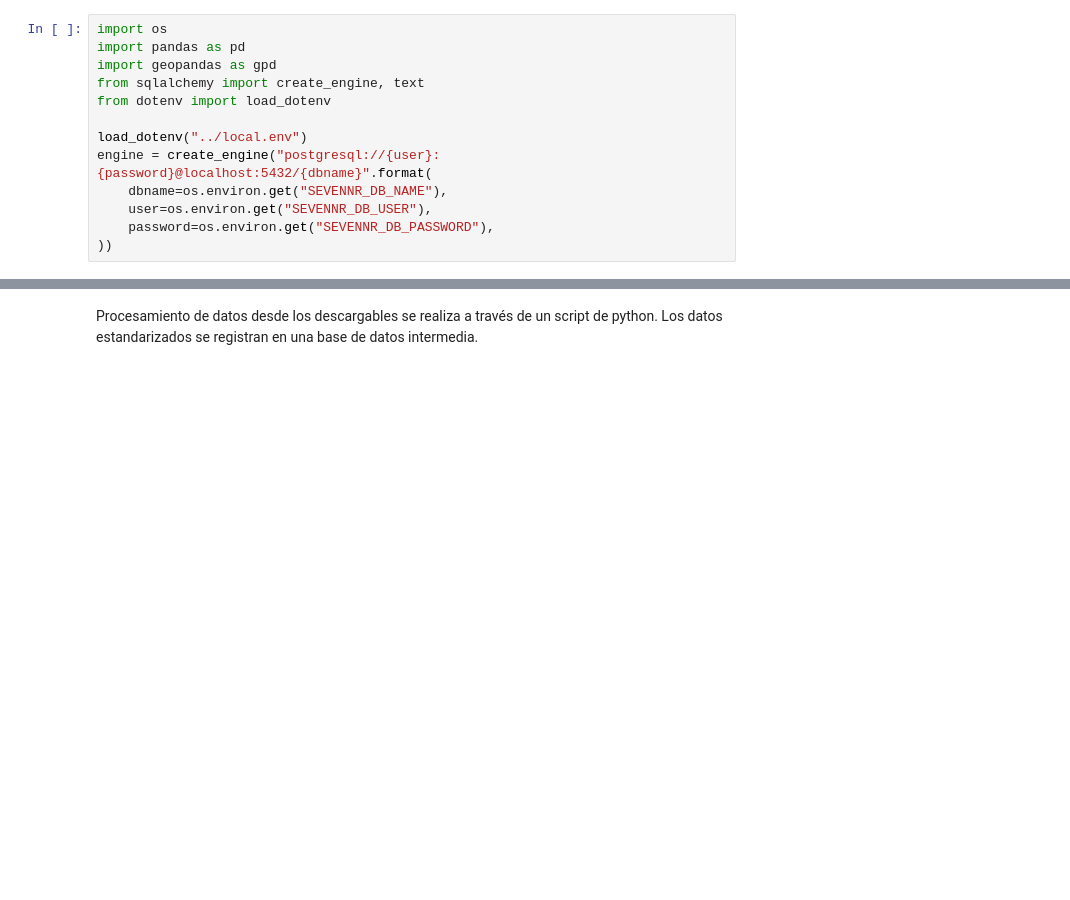
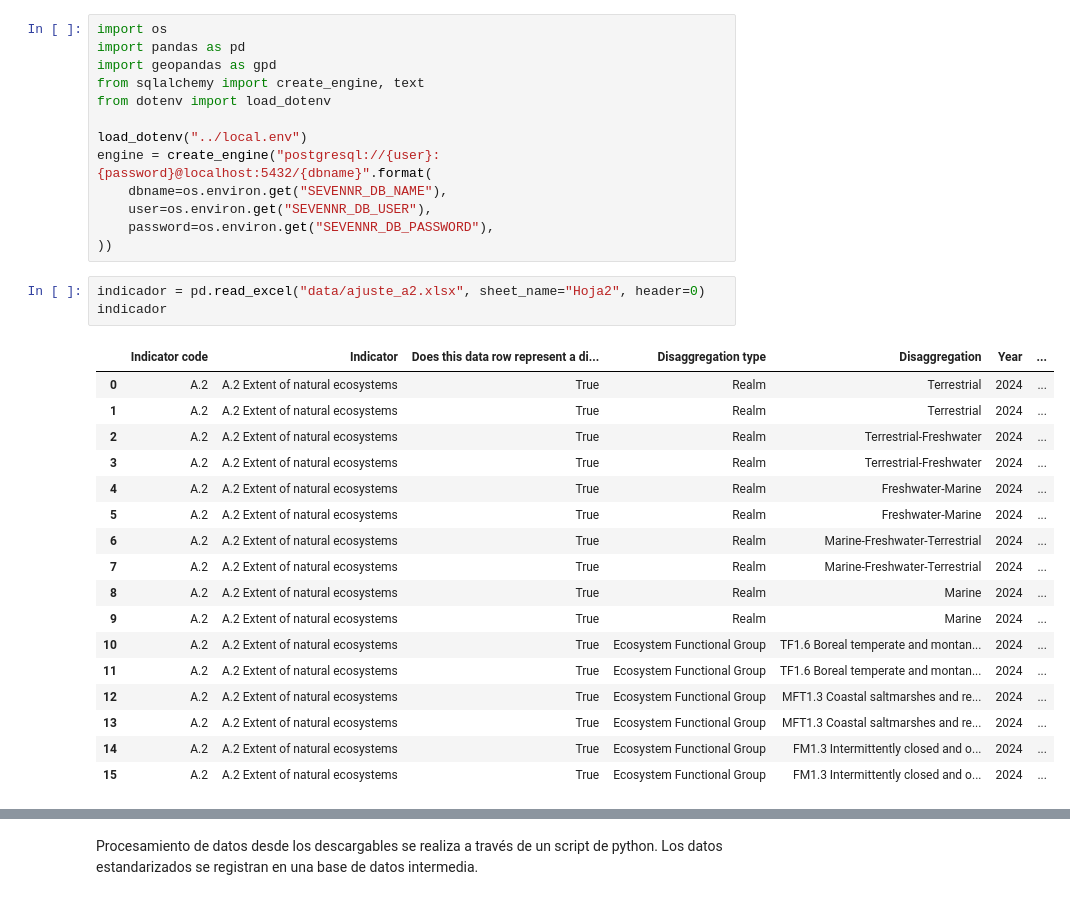
Before and after one commit to IEB-BIODATA/7NR-Indicators, a Jupyter notebook: indicadores/A_2_Extent_of_natural_ecosystems/A_2_Extent_of_natural_ecosystems.ipynb, the cells around one changed output, grey strips where cells are left out. Cells and saved outputs as stored; diff of their text form; blank space fills up the shorter version.

```diff
--- a/indicadores/A_2_Extent_of_natural_ecosystems/A_2_Extent_of_natural_ecosystems.ipynb
+++ b/indicadores/A_2_Extent_of_natural_ecosystems/A_2_Extent_of_natural_ecosystems.ipynb
@@ -54,6 +54,27 @@ engine = create_engine("postgresql://{user}:{password}@localhost:5432/{dbname}".
     user=os.environ.get("SEVENNR_DB_USER"),
     password=os.environ.get("SEVENNR_DB_PASSWORD"),
 ))
+# %%
+indicador = pd.read_excel("data/ajuste_a2.xlsx", sheet_name="Hoja2", header=0)
+indicador
+# %% [output]
+|  | Indicator code | Indicator | Does this data row represent a di... | Disaggregation type | Disaggregation | Year | ... |
+| 0 | A.2 | A.2 Extent of natural ecosystems | True | Realm | Terrestrial | 2024 | ... |
+| 1 | A.2 | A.2 Extent of natural ecosystems | True | Realm | Terrestrial | 2024 | ... |
+| 2 | A.2 | A.2 Extent of natural ecosystems | True | Realm | Terrestrial-Freshwater | 2024 | ... |
+| 3 | A.2 | A.2 Extent of natural ecosystems | True | Realm | Terrestrial-Freshwater | 2024 | ... |
+| 4 | A.2 | A.2 Extent of natural ecosystems | True | Realm | Freshwater-Marine | 2024 | ... |
+| 5 | A.2 | A.2 Extent of natural ecosystems | True | Realm | Freshwater-Marine | 2024 | ... |
+| 6 | A.2 | A.2 Extent of natural ecosystems | True | Realm | Marine-Freshwater-Terrestrial | 2024 | ... |
+| 7 | A.2 | A.2 Extent of natural ecosystems | True | Realm | Marine-Freshwater-Terrestrial | 2024 | ... |
+| 8 | A.2 | A.2 Extent of natural ecosystems | True | Realm | Marine | 2024 | ... |
+| 9 | A.2 | A.2 Extent of natural ecosystems | True | Realm | Marine | 2024 | ... |
+| 10 | A.2 | A.2 Extent of natural ecosystems | True | Ecosystem Functional Group | TF1.6 Boreal temperate and montan... | 2024 | ... |
+| 11 | A.2 | A.2 Extent of natural ecosystems | True | Ecosystem Functional Group | TF1.6 Boreal temperate and montan... | 2024 | ... |
+| 12 | A.2 | A.2 Extent of natural ecosystems | True | Ecosystem Functional Group | MFT1.3 Coastal saltmarshes and re... | 2024 | ... |
+| 13 | A.2 | A.2 Extent of natural ecosystems | True | Ecosystem Functional Group | MFT1.3 Coastal saltmarshes and re... | 2024 | ... |
+| 14 | A.2 | A.2 Extent of natural ecosystems | True | Ecosystem Functional Group | FM1.3 Intermittently closed and o... | 2024 | ... |
+| 15 | A.2 | A.2 Extent of natural ecosystems | True | Ecosystem Functional Group | FM1.3 Intermittently closed and o... | 2024 | ... |
 # %%
 %%time
 with engine.connect() as conn:
```
Also changed, not shown: parts of 18 cells of this notebook, 2 other files.
